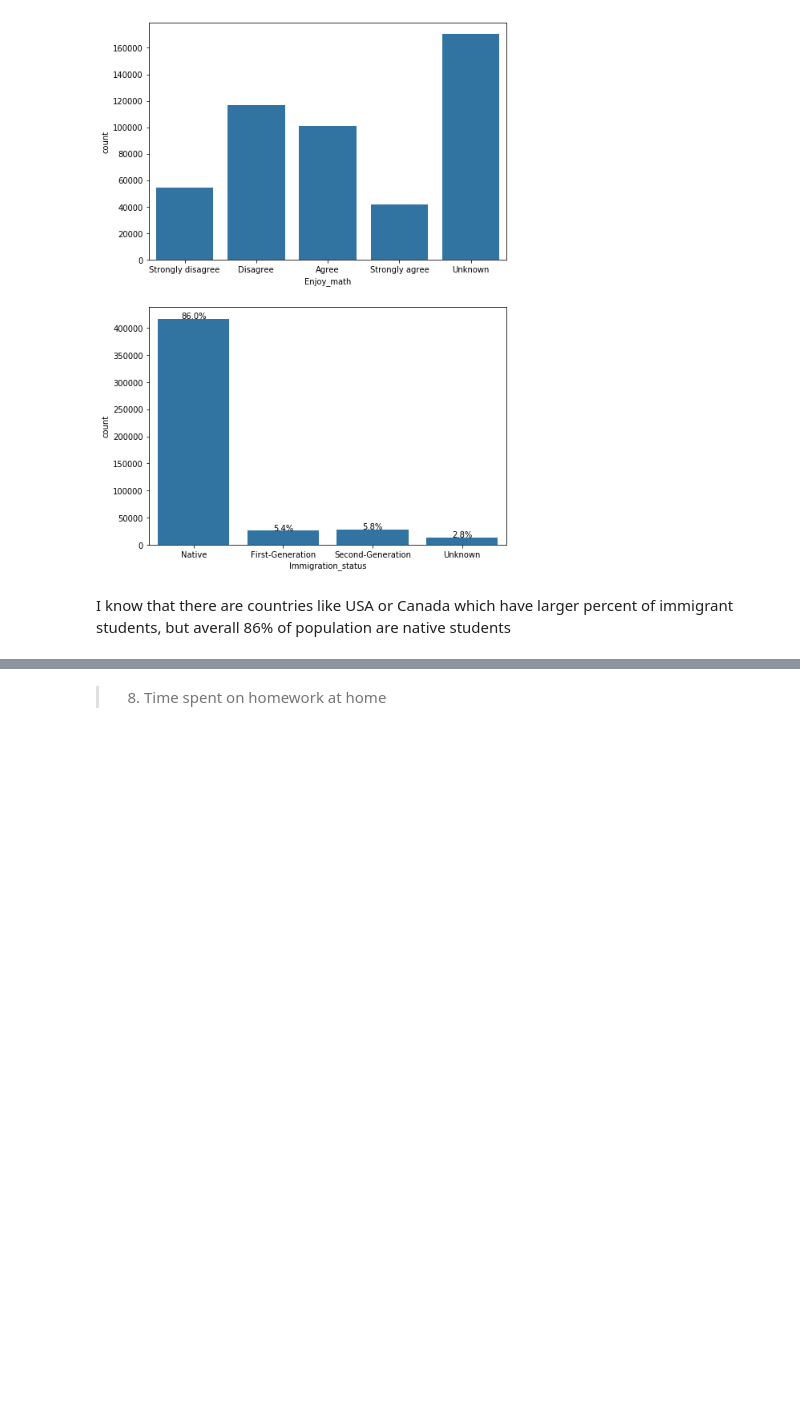
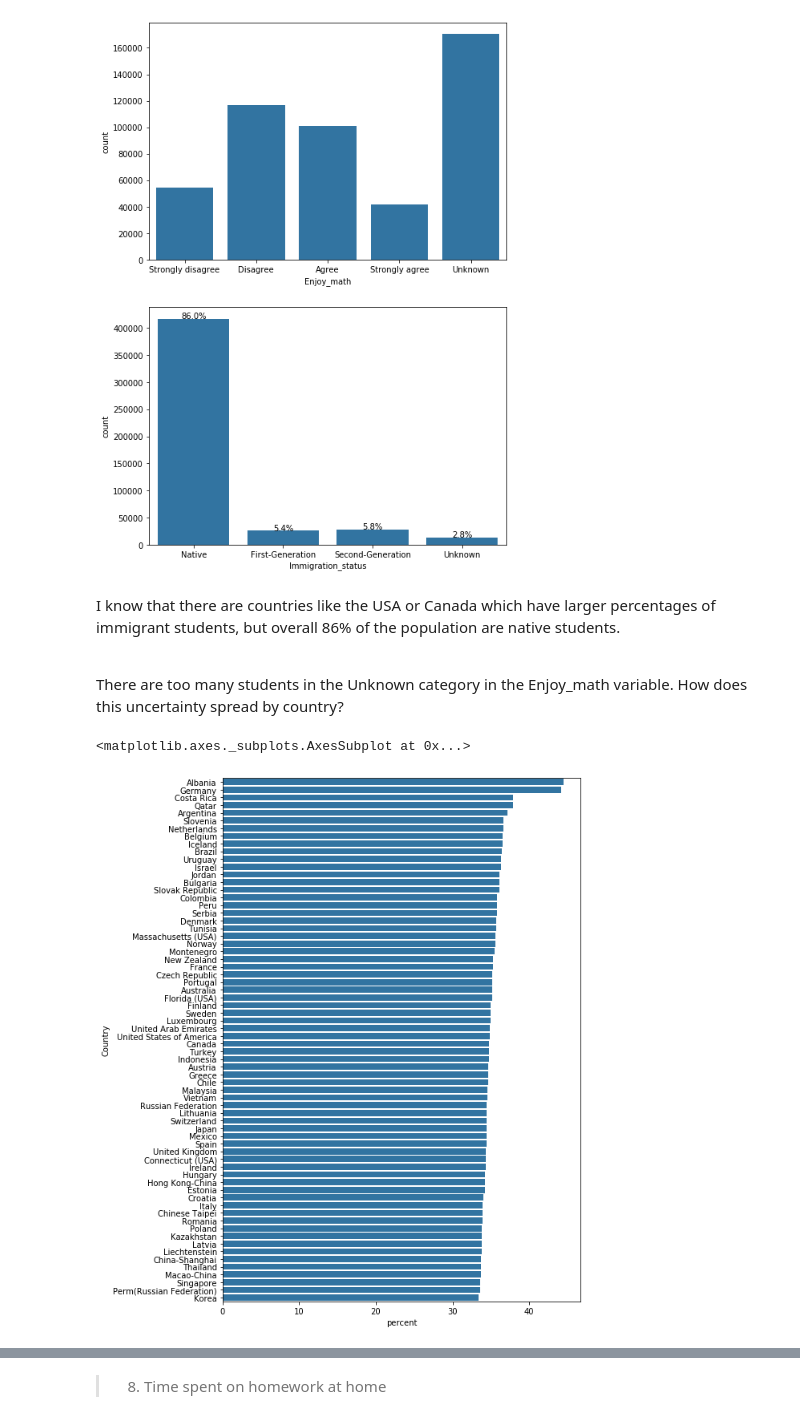
Before and after one commit to Anyra20/CommunicateDataProject, a Jupyter notebook: exploration_template.ipynb, the cells around one changed output, grey strips where cells are left out. Saved outputs shown, nothing was run; the diff lists cells and outputs as text; code cells hidden in the pictures; blank space fills up the shorter version.

```diff
--- a/exploration_template.ipynb
+++ b/exploration_template.ipynb
@@ -353,4 +402,17 @@ plt.show();
 # %% [output]
 [figure]
 # %% [markdown]
-I know that there are countries like USA or Canada which have larger percent of immigrant students, but averall 86% of population are native students
+I know that there are countries like the USA or Canada which have larger percentages of immigrant students, but overall 86% of the population are native students.<br>
+<br>
+
+There are too many students in the Unknown category in the Enjoy_math variable. How does this uncertainty spread by country?
+# %%
+pisa_unknown = pd.merge(pisa[pisa['Enjoy_math'] == 'Unknown'][['Country', 'Enjoy_math']].groupby(['Country']).count().reset_index(),
+                          pisa[['Country', 'Enjoy_math']].groupby(['Country']).count(), on=['Country'])
+pisa_unknown['percent'] = 100*pisa_unknown['Enjoy_math_x']/pisa_unknown['Enjoy_math_y']
+# %%
+plt.figure(figsize=(8,12))
+sb.barplot(data = pisa_unknown.sort_values('percent', ascending=False), y ='Country', x = 'percent', color=base_color)
+# %% [output]
+<matplotlib.axes._subplots.AxesSubplot at 0x...>
+[figure, added]
```
Also changed, not shown: parts of 31 cells of this notebook.
